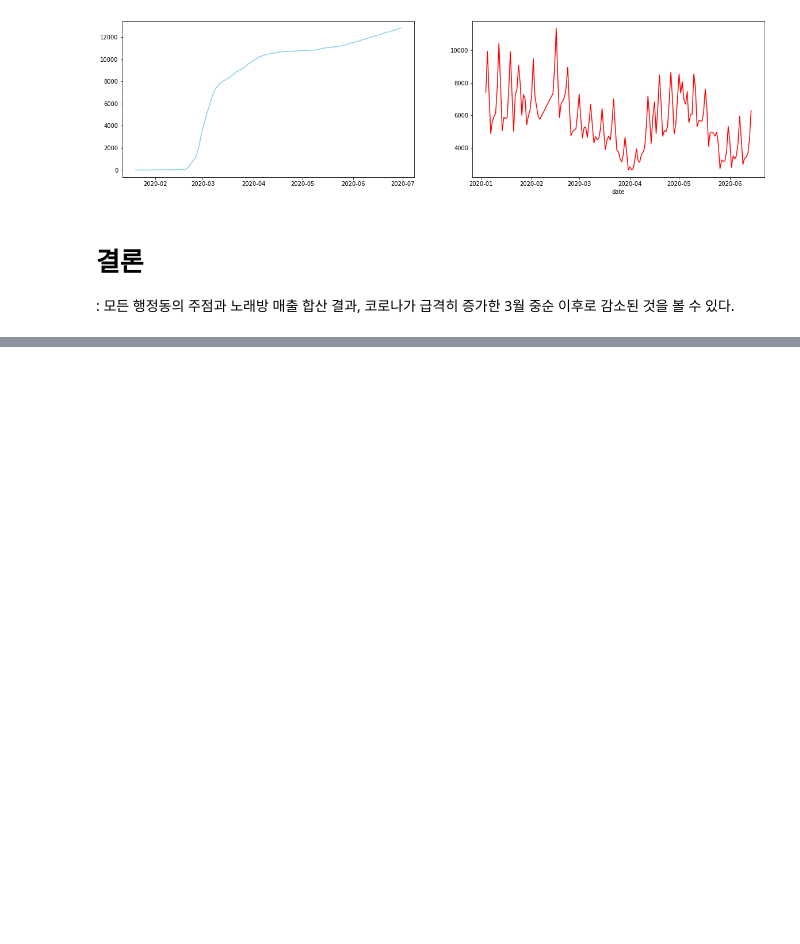
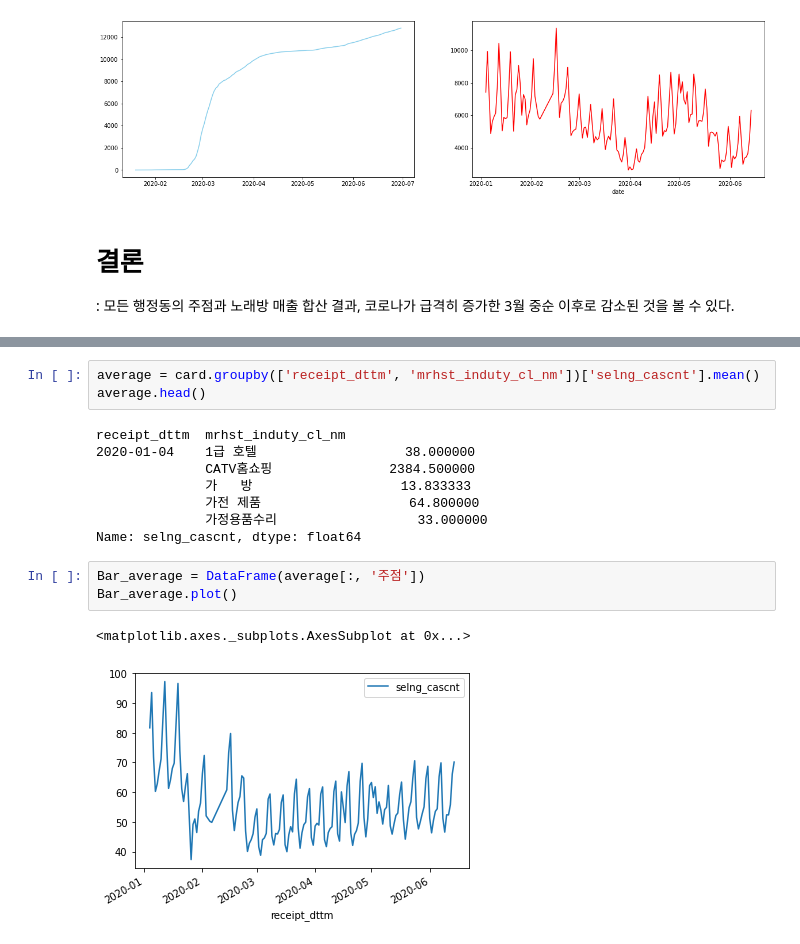
Before and after one commit to Pyeonseohee/Deeplearning, a Jupyter notebook: Datascience_Post_Covid19_1.ipynb, the cells around one changed output, grey strips where cells are left out. Cells and saved outputs as stored; diff of their text form; blank space fills up the shorter version.

```diff
--- a/Datascience_Post_Covid19_1.ipynb
+++ b/Datascience_Post_Covid19_1.ipynb
@@ -305,0 +327,17 @@ plt.show()
+# %%
+average = card.groupby(['receipt_dttm', 'mrhst_induty_cl_nm'])['selng_cascnt'].mean()
+average.head()
+# %% [output]
+receipt_dttm  mrhst_induty_cl_nm
+2020-01-04    1급 호텔                   38.000000
+              CATV홈쇼핑               2384.500000
+              가   방                   13.833333
+              가전 제품                   64.800000
+              가정용품수리                  33.000000
+Name: selng_cascnt, dtype: float64
+# %%
+Bar_average = DataFrame(average[:, '주점'])
+Bar_average.plot()
+# %% [output]
+<matplotlib.axes._subplots.AxesSubplot at 0x...>
+[figure, added]
```
Also changed, not shown: parts of 18 cells of this notebook.
